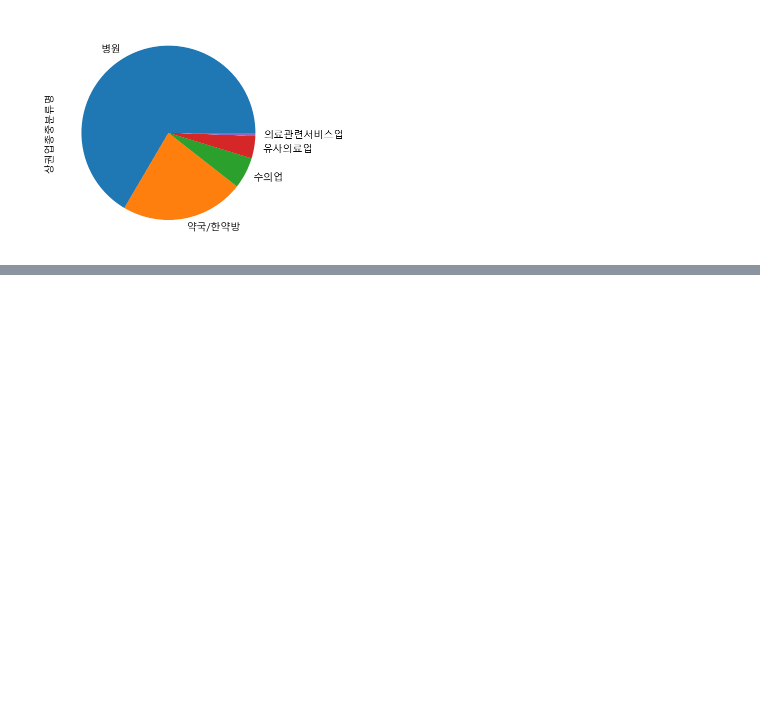
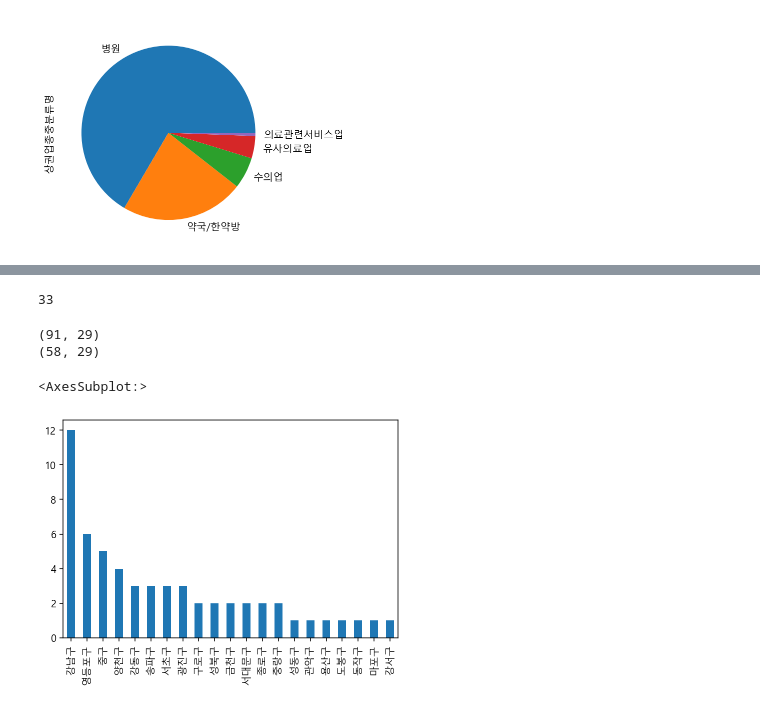
Before and after one commit to jihwan0123/TIL, a Jupyter notebook: Data-Science/hospital_analysis.ipynb, the cells around one changed output, grey strips where cells are left out. Saved outputs shown, nothing was run; the diff lists cells and outputs as text; code cells hidden in the pictures; blank space fills up the shorter version.

```diff
--- a/Data-Science/hospital_analysis.ipynb
+++ b/Data-Science/hospital_analysis.ipynb
@@ -518,0 +703,8 @@ c.plot.barh(figsize=(7,8), grid=True)
+# %%
+# "꽃배달|의료기|장례식장|상담소|어린이집" 은 종합병원과 무관하기 때문에
+# 전처리를 위해 해당 텍스트를 한 번에 검색
+# 제거할 데이터의 인덱스만 drop_row에 담아주고 list 형태로 반환
+drop_row = df_seoul_hospital[
+    df_seoul_hospital["상호명"].str.contains("꽃배달|의료기|장례식장|상담소|어린이집")].index
+drop_row = drop_row.tolist()
+drop_row
@@ -518,0 +713,5 @@ c.plot.barh(figsize=(7,8), grid=True)
+# %%
+# 의원으로 끝나는 데이터도 종합병원으로 볼 수 없기 때문에 인덱스를 찾아서 list 형태로 변환
+drop_row2 = df_seoul_hospital[df_seoul_hospital["상호명"].str.endswith("의원")].index
+drop_row2 = drop_row2.tolist()
+drop_row2
@@ -518,0 +736,19 @@ c.plot.barh(figsize=(7,8), grid=True)
+# %%
+# 삭제할 행을 drop_row에 합친다.
+drop_row = drop_row + drop_row2
+len(drop_row)
+# %% [output]
+33
+# %%
+print(df_seoul_hospital.shape)
+df_seoul_hospital = df_seoul_hospital.drop(drop_row, axis=0)
+print(df_seoul_hospital.shape)
+# %% [output]
+(91, 29)
+(58, 29)
+# %%
+# countplot
+df_seoul_hospital["시군구명"].value_counts().plot.bar()
+# %% [output]
+<AxesSubplot:>
+[figure, added]
```
Also changed, not shown: parts of 28 cells of this notebook, 1 other file.
